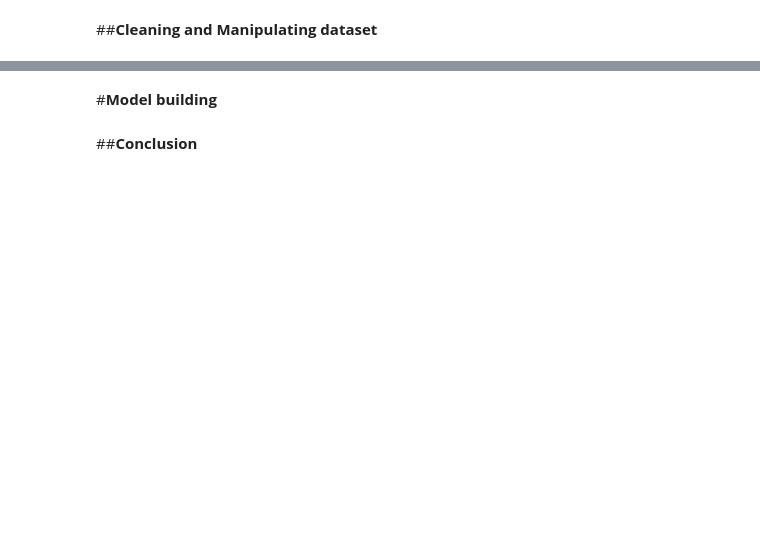
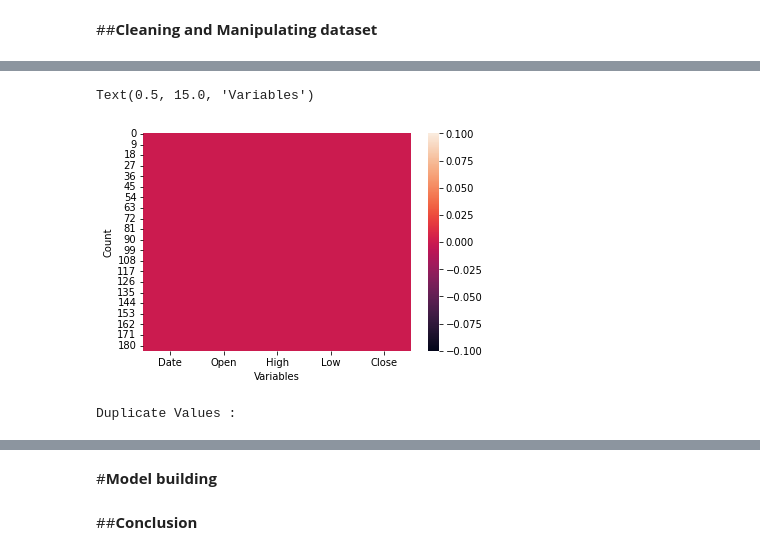
Before and after one commit to Syed-Irfan-1165/ML-Regression, a Jupyter notebook: Yes_Bank_Predictions.ipynb, the cells around one changed output, grey strips where cells are left out. Saved outputs shown, nothing was run; the diff lists cells and outputs as text; code cells hidden in the pictures; blank space fills up the shorter version.

```diff
--- a/Yes_Bank_Predictions.ipynb
+++ b/Yes_Bank_Predictions.ipynb
@@ -50,0 +113,14 @@ import matplotlib.pyplot as plt
+# %%
+#plotting the heatmap for checking the null values
+data = YesBank_df.isnull()
+heat_map = sns.heatmap(data)
+plt.ylabel('Count')
+plt.xlabel('Variables')
+# %% [output]
+Text(0.5, 15.0, 'Variables')
+[figure, added]
+# %%
+duplicate = YesBank_df[YesBank_df.duplicated()]
+print("Duplicate Values :")
+# %% [output]
+Duplicate Values :
```
Also changed, not shown: parts of 30 cells of this notebook.
